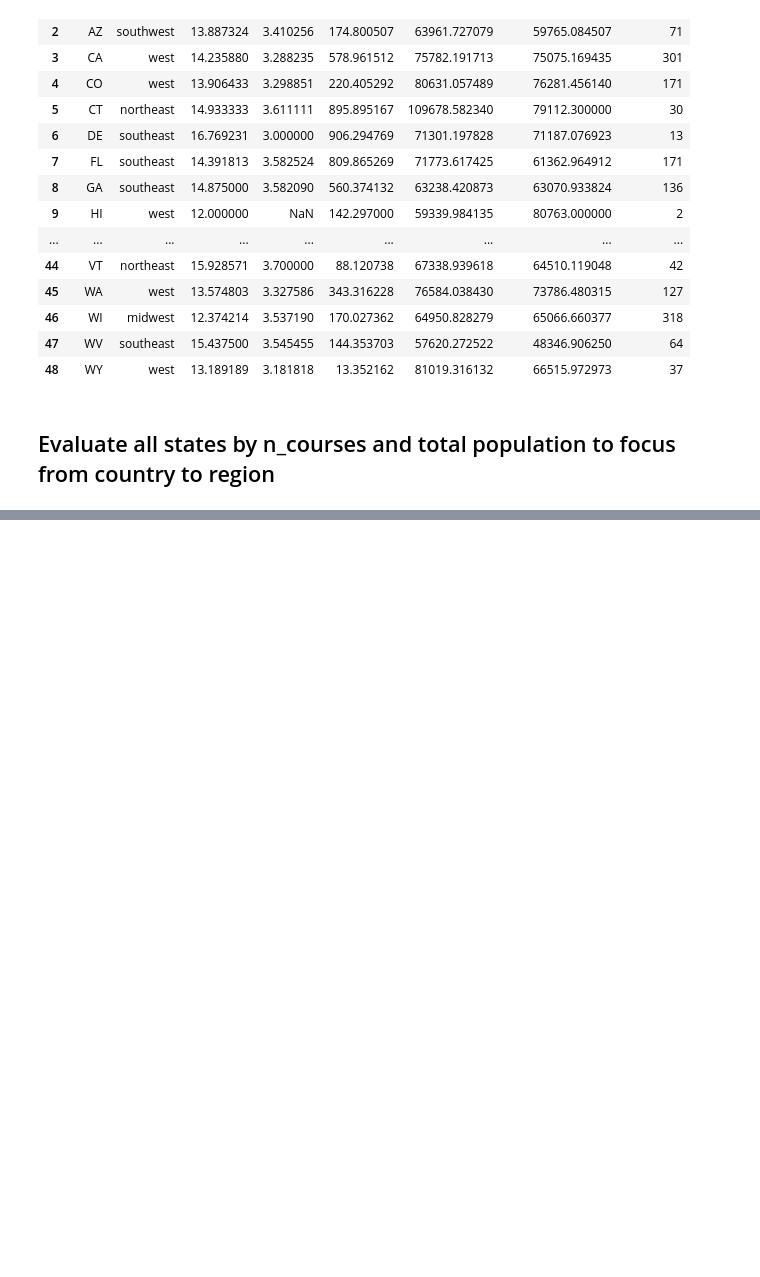
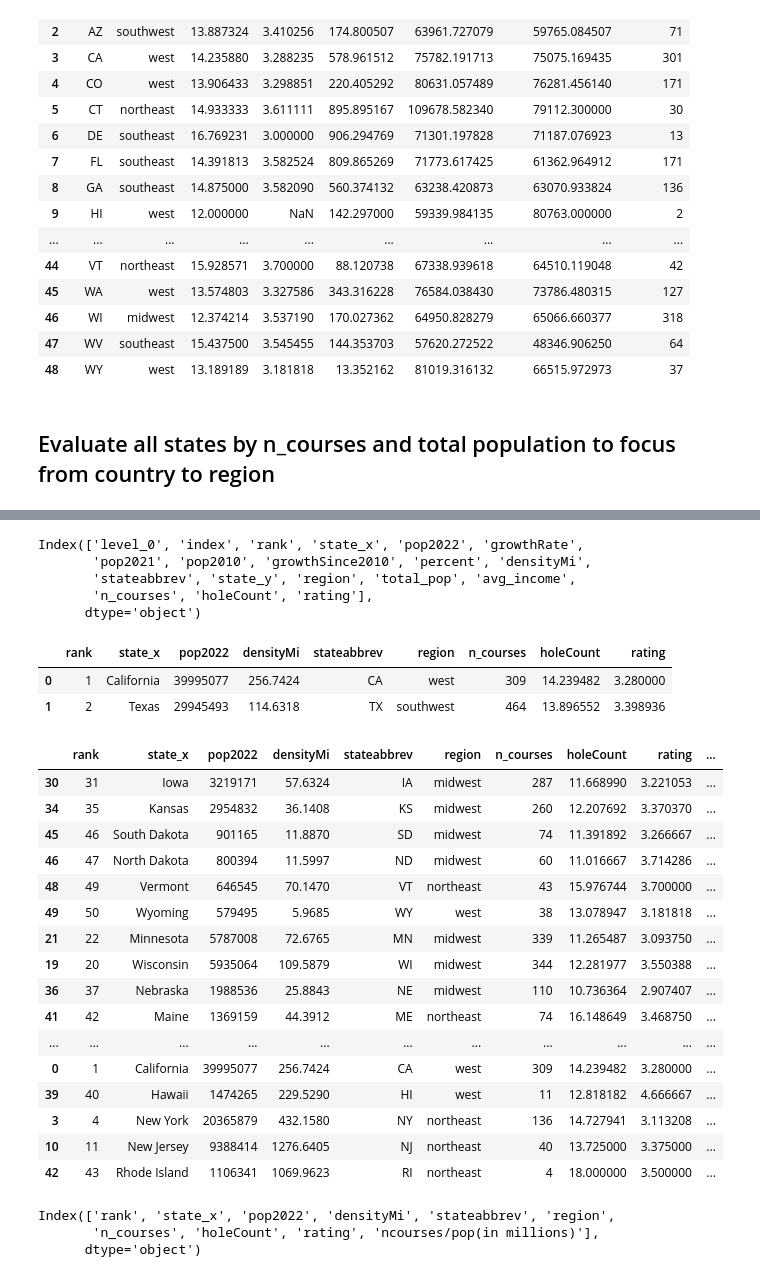
Before and after one commit to paulbrichta/Project-1, a Jupyter notebook: DataPrep/P1_data_prep_final_plus.ipynb, the cells around one changed output, grey strips where cells are left out. Saved outputs shown, nothing was run; the diff lists cells and outputs as text; code cells hidden in the pictures; blank space fills up the shorter version.

```diff
--- a/DataPrep/P1_data_prep_final_plus.ipynb
+++ b/DataPrep/P1_data_prep_final_plus.ipynb
@@ -629,0 +734,4 @@ statepopden.head()
+# %%
+# merge statepopden with two csv files discgolf.csv draft_dgolf_region.csv
+statedemographics1 = pd.merge(statepopden2,allstatesdf, left_on = 'stateabbrev', right_on = 'state').reset_index()
+statedemographics1.head(2)
@@ -629,0 +742,5 @@ statepopden.head()
+# %%
+#read CSV and create Pandas DataFrames
+statecourses = pd.DataFrame(pd.read_csv('Resources/draft_dgolf_statesummary.csv'))
+print(len(statecourses))
+statecourses.head(2)
@@ -629,0 +752,3 @@ statepopden.head()
+# %%
+statedemographics = pd.merge(statedemographics1,statecourses, on = 'state_x').reset_index()
+statedemographics.head(2)
@@ -629,0 +759,44 @@ statepopden.head()
+# %%
+statedemographics.columns
+# %% [output]
+Index(['level_0', 'index', 'rank', 'state_x', 'pop2022', 'growthRate',
+       'pop2021', 'pop2010', 'growthSince2010', 'percent', 'densityMi',
+       'stateabbrev', 'state_y', 'region', 'total_pop', 'avg_income',
+       'n_courses', 'holeCount', 'rating'],
+      dtype='object')
+# %%
+statedemographics = statedemographics[['rank', 'state_x', 'pop2022','densityMi','stateabbrev','region','n_courses', 'holeCount', 'rating']].copy()
+statedemographics.head(2)
+# %% [output]
+|  | rank | state_x | pop2022 | densityMi | stateabbrev | region | n_courses | holeCount | rating |
+| 0 | 1 | California | 39995077 | 256.7424 | CA | west | 309 | 14.239482 | 3.280000 |
+| 1 | 2 | Texas | 29945493 | 114.6318 | TX | southwest | 464 | 13.896552 | 3.398936 |
+# %%
+statedemographics['courses/popdens'] = (statedemographics['n_courses']/statedemographics['pop2022'])*1000000
+statedemographics2 = statedemographics.sort_values(by = ['courses/popdens'],ascending = False).copy()
+statedemographics2 = statedemographics2.rename(columns = {'courses/popdens':'ncourses/pop(in millions)'}).copy()
+statedemographics2
+# %% [output]
+|  | rank | state_x | pop2022 | densityMi | stateabbrev | region | n_courses | holeCount | rating | ... |
+| 30 | 31 | Iowa | 3219171 | 57.6324 | IA | midwest | 287 | 11.668990 | 3.221053 | ... |
+| 34 | 35 | Kansas | 2954832 | 36.1408 | KS | midwest | 260 | 12.207692 | 3.370370 | ... |
+| 45 | 46 | South Dakota | 901165 | 11.8870 | SD | midwest | 74 | 11.391892 | 3.266667 | ... |
+| 46 | 47 | North Dakota | 800394 | 11.5997 | ND | midwest | 60 | 11.016667 | 3.714286 | ... |
+| 48 | 49 | Vermont | 646545 | 70.1470 | VT | northeast | 43 | 15.976744 | 3.700000 | ... |
+| 49 | 50 | Wyoming | 579495 | 5.9685 | WY | west | 38 | 13.078947 | 3.181818 | ... |
+| 21 | 22 | Minnesota | 5787008 | 72.6765 | MN | midwest | 339 | 11.265487 | 3.093750 | ... |
+| 19 | 20 | Wisconsin | 5935064 | 109.5879 | WI | midwest | 344 | 12.281977 | 3.550388 | ... |
+| 36 | 37 | Nebraska | 1988536 | 25.8843 | NE | midwest | 110 | 10.736364 | 2.907407 | ... |
+| 41 | 42 | Maine | 1369159 | 44.3912 | ME | northeast | 74 | 16.148649 | 3.468750 | ... |
+| ... | ... | ... | ... | ... | ... | ... | ... | ... | ... | ... |
+| 0 | 1 | California | 39995077 | 256.7424 | CA | west | 309 | 14.239482 | 3.280000 | ... |
+| 39 | 40 | Hawaii | 1474265 | 229.5290 | HI | west | 11 | 12.818182 | 4.666667 | ... |
+| 3 | 4 | New York | 20365879 | 432.1580 | NY | northeast | 136 | 14.727941 | 3.113208 | ... |
+| 10 | 11 | New Jersey | 9388414 | 1276.6405 | NJ | northeast | 40 | 13.725000 | 3.375000 | ... |
+| 42 | 43 | Rhode Island | 1106341 | 1069.9623 | RI | northeast | 4 | 18.000000 | 3.500000 | ... |
+# %%
+statedemographics2.columns
+# %% [output]
+Index(['rank', 'state_x', 'pop2022', 'densityMi', 'stateabbrev', 'region',
+       'n_courses', 'holeCount', 'rating', 'ncourses/pop(in millions)'],
+      dtype='object')
```
Also changed, not shown: parts of 12 cells of this notebook, 2 other files.
